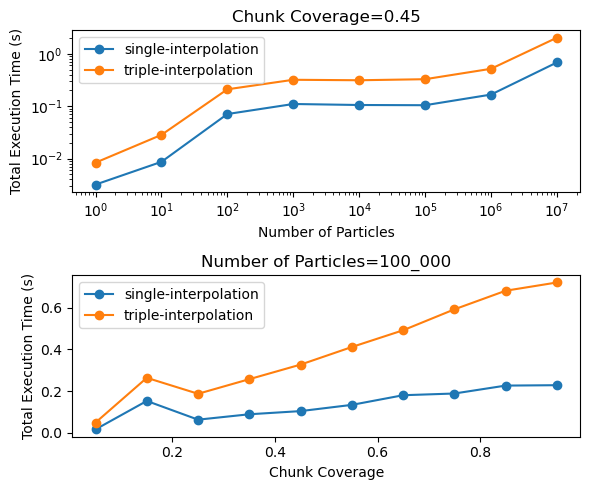
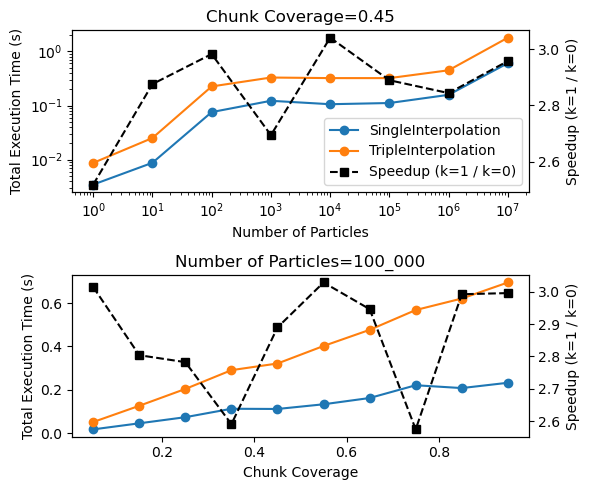
Unified diff of the notebook cell whose output changed from the first chart to the second:
--- before
+++ after
@@ -1,6 +1,11 @@
 fig, ax = plt.subplots(2, 1, figsize=(6, 5))
 
+function_names = [f.__name__ for f in functions]
+
 i = 4
-ax[0].plot(n_particles, total_time[i, :, :], marker='o', label=function_names)
+runtime_lines = ax[0].plot(n_particles, total_time[i, :, :], marker='o')
+for line, name in zip(runtime_lines, function_names):
+    line.set_label(name)
+
 ax[0].set_xscale('log')
 ax[0].set_yscale('log')
@@ -8,12 +13,28 @@
 ax[0].set_ylabel('Total Execution Time (s)')
 ax[0].set_title(f"Chunk Coverage={chunk_coverages[i]:.2f}")
-ax[0].legend()
 
-i = 5
-ax[1].plot(chunk_coverages, total_time[:, i, :], marker='o', label=function_names)
+ax0_speedup = ax[0].twinx()
+speedup = total_time[i, :, 1] / total_time[i, :, 0]
+speedup_line = ax0_speedup.plot(
+    n_particles, speedup, marker='s', linestyle='--', color='black', label='Speedup (k=1 / k=0)'
+)[0]
+ax0_speedup.set_ylabel('Speedup (k=1 / k=0)')
+
+left_handles, left_labels = ax[0].get_legend_handles_labels()
+right_handles, right_labels = ax0_speedup.get_legend_handles_labels()
+ax[0].legend(left_handles + right_handles, left_labels + right_labels)
+
+j = 5
+ax[1].plot(chunk_coverages, total_time[:, j, :], marker='o')
 ax[1].set_xlabel('Chunk Coverage')
 ax[1].set_ylabel('Total Execution Time (s)')
-ax[1].set_title(f"Number of Particles={n_particles[i]:_}")
-ax[1].legend()
+ax[1].set_title(f"Number of Particles={n_particles[j]:_}")
+
+ax1_speedup = ax[1].twinx()
+speedup = total_time[:, j, 1] / total_time[:, j, 0]
+speedup_line = ax1_speedup.plot(
+    chunk_coverages, speedup, marker='s', linestyle='--', color='black', label='Speedup (k=1 / k=0)'
+)[0]
+ax1_speedup.set_ylabel('Speedup (k=1 / k=0)')
 
 plt.tight_layout()

Commit: Add line for speedup